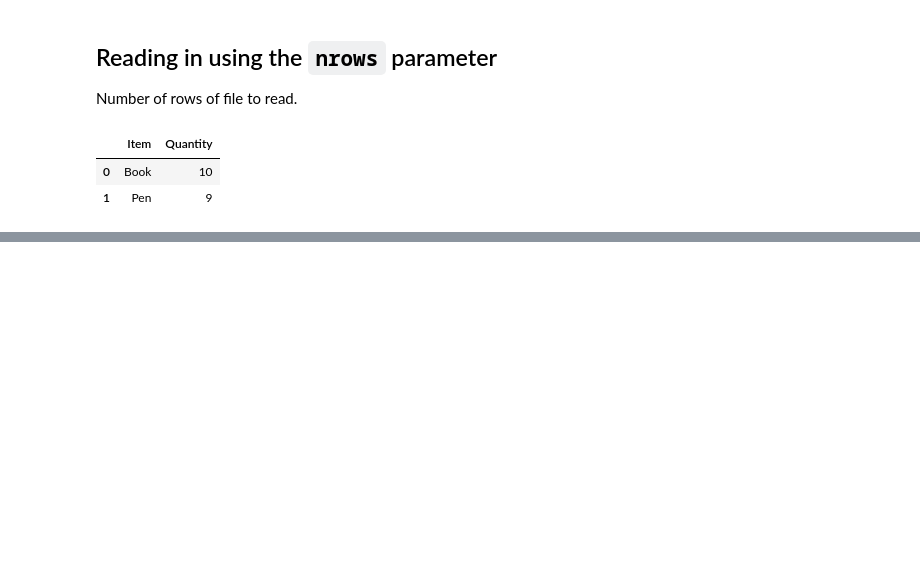
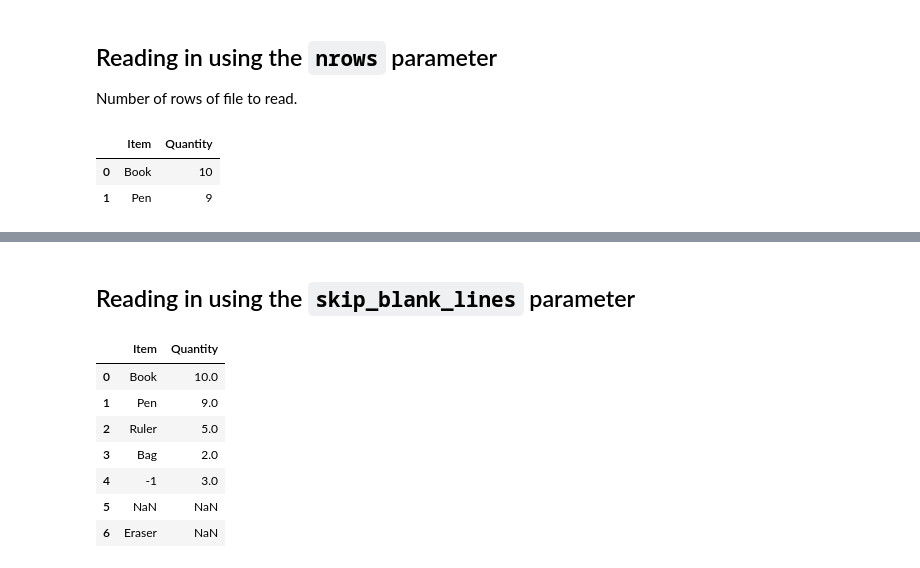
Before and after one commit to Egimba/pandas-flashcards, a Jupyter notebook: CSV/CSV.ipynb, the cells around one changed output, grey strips where cells are left out. Cells and saved outputs as stored; diff of their text form; code cells hidden in the pictures; blank space fills up the shorter version.

Commit message:
Added more parameters, plus list of unexamined parameters

```diff
--- a/CSV/CSV.ipynb
+++ b/CSV/CSV.ipynb
@@ -403,0 +519,14 @@ df
+# %% [markdown]
+## Reading in using the `skip_blank_lines` parameter
+# %%
+df = pd.read_csv('data/pf-with-missing-values.csv', skip_blank_lines = False)
+df
+# %% [output]
+|  | Item | Quantity |
+| 0 | Book | 10.0 |
+| 1 | Pen | 9.0 |
+| 2 | Ruler | 5.0 |
+| 3 | Bag | 2.0 |
+| 4 | -1 | 3.0 |
+| 5 | NaN | NaN |
+| 6 | Eraser | NaN |
```
Also changed, not shown: parts of 33 cells of this notebook.
